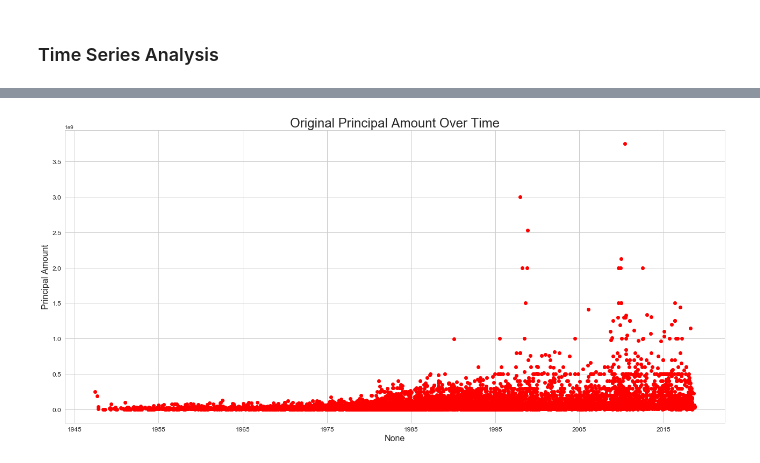
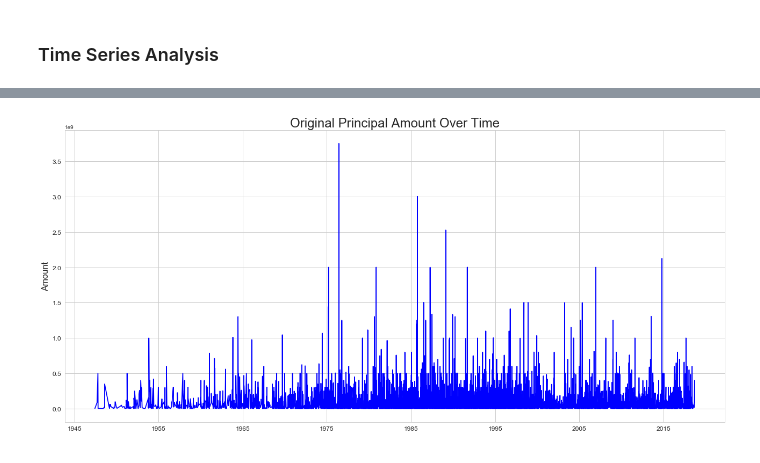
Before and after one commit to wildlyclassyprince/data-playground, a Jupyter notebook: world_bank_group_finances/world_bank_group_finances.ipynb, the cells around one changed output, grey strips where cells are left out. Cells and saved outputs as stored; diff of their text form; code cells hidden in the pictures.

```diff
--- a/world_bank_group_finances/world_bank_group_finances.ipynb
+++ b/world_bank_group_finances/world_bank_group_finances.ipynb
@@ -51,7 +51,7 @@ sns.set(context='notebook', style='whitegrid', palette='deep', rc=None)
 # 1. Authentication
 client = Socrata(domain='finances.worldbank.org',
                  app_token='myapptoken',
-                 username='myname@whatever.com',
+                 username='myname@someplace.intheworld',
                  password='myfakepassword')
 
 # 2. Conneting and extracting top 5000 results
@@ -181,13 +181,12 @@ msn.bar(df, color='blue')
 # %%
 # Plotting function
 def plot_series(series,
-                title=None, xlabel=None, ylabel=None,
+                title=None, ylabel=None,
                 marker_style='blue'):
     # Plotting the time series
     plt.figure(figsize=(22, 10))
-    plt.plot(series, marker_style )
+    plt.plot(series, marker_style)
     plt.title(title, fontsize=24)
-    plt.xlabel(xlabel, fontsize=16)
     plt.xticks(fontsize=12)
     plt.ylabel(ylabel, fontsize=16)
     plt.yticks(fontsize=12)
@@ -251,12 +251,13 @@ dtype: float64
 # %%
 # Original principal amount
 d = df[['original_principal_amount', 'effective_date_most_recent_']]
+d.effective_date_most_recent_ = sorted(d.effective_date_most_recent_)
 original_principal_amount = d.set_index('effective_date_most_recent_')['original_principal_amount']
 
 # Plotting
-plot_series(original_principal_amount, title='Original Principal Amount Over Time', ylabel='Principal Amount', marker_style='ro')
+plot_series(original_principal_amount, title='Original Principal Amount Over Time', ylabel='Amount', marker_style='b')
 # %% [output]
-[figure, old version]
+[figure, new version]
 # %%
 test_stationarity(original_principal_amount)
 # %% [output]
```
Also changed, not shown: parts of 16 cells of this notebook.
